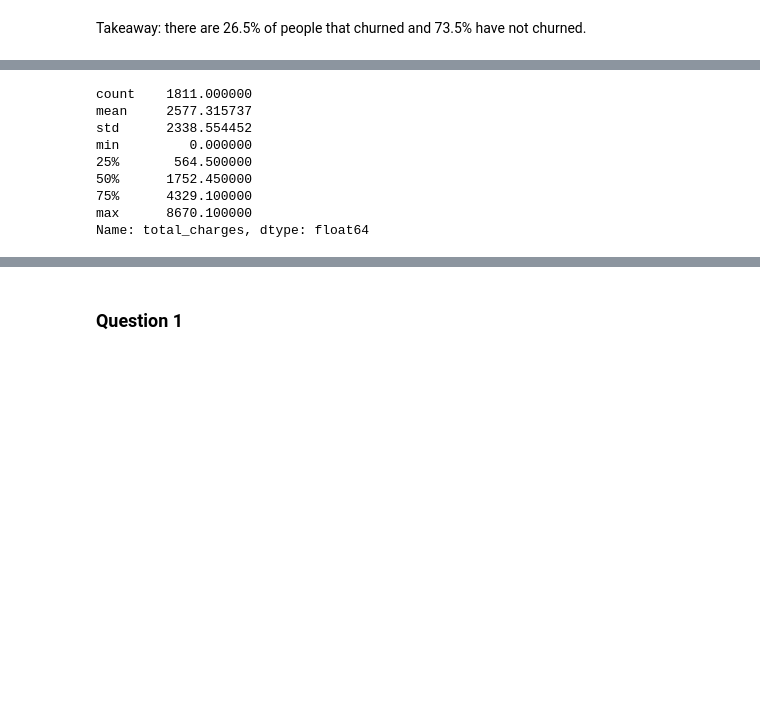
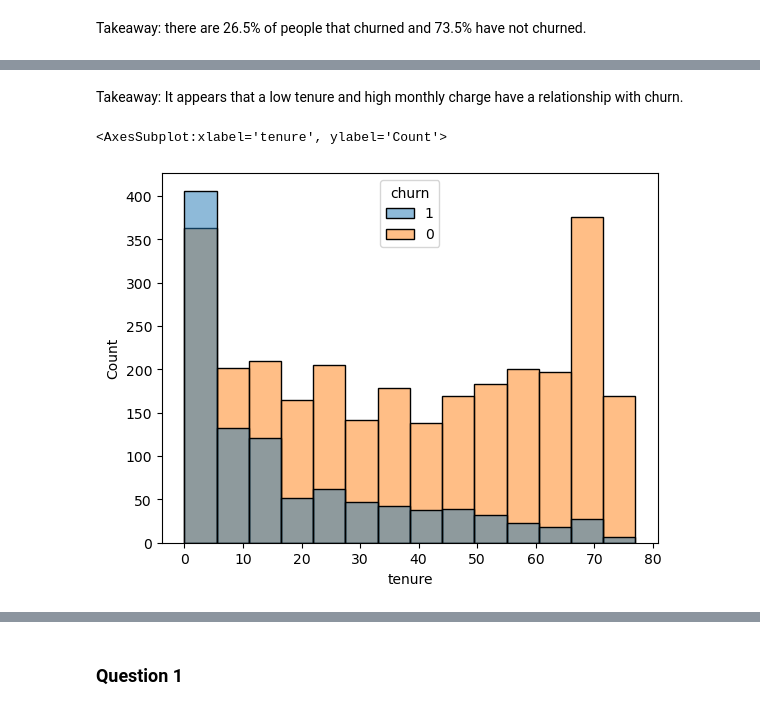
Before and after one commit to JoshuaHolt-Tech/classification_project, a Jupyter notebook: working_notebook.ipynb, the cells around one changed output, grey strips where cells are left out. Cells and saved outputs as stored; diff of their text form; code cells hidden in the pictures; blank space fills up the shorter version.

```diff
--- a/working_notebook.ipynb
+++ b/working_notebook.ipynb
@@ -179,12 +166,0 @@ Name: total_charges, dtype: float64
-# %%
-no_churn.total_charges.describe()
-# %% [output]
-count    1811.000000
-mean     2577.315737
-std      2338.554452
-min         0.000000
-25%       564.500000
-50%      1752.450000
-75%      4329.100000
-max      8670.100000
-Name: total_charges, dtype: float64
@@ -204,0 +167,8 @@ Name: total_charges, dtype: float64
+# %% [markdown]
+Takeaway: It appears that a low tenure and high monthly charge have a relationship with churn.
+# %%
+#
+sns.histplot(x='tenure', data=train_df, hue='churn',hue_order=[1,0])
+# %% [output]
+<AxesSubplot:xlabel='tenure', ylabel='Count'>
+[figure, added]
```
Also changed, not shown: parts of 62 cells of this notebook, 1 other file.
